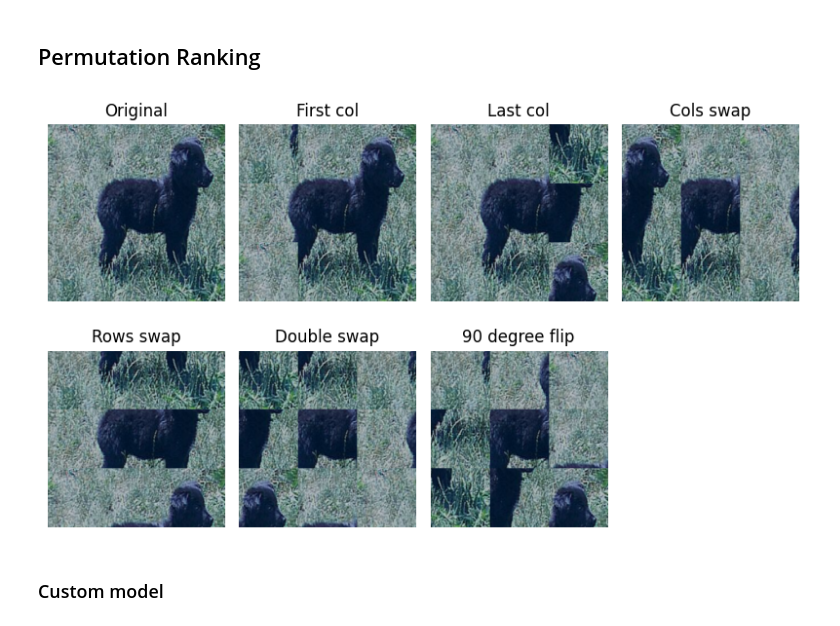
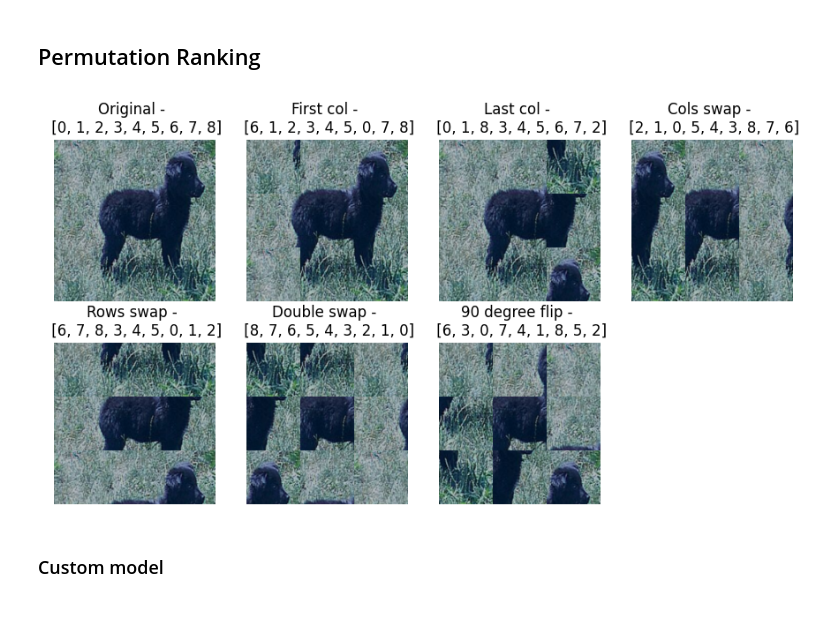
Before and after one commit to itayshap/MLDS-Final-Project, a Jupyter notebook: Final_Project_Permuted Puzzle.ipynb, the cells around one changed output. Cells and saved outputs as stored; diff of their text form; code cells hidden in the pictures.

```diff
--- a/Final_Project_Permuted Puzzle.ipynb
+++ b/Final_Project_Permuted Puzzle.ipynb
@@ -102,10 +101,10 @@ draw_bar_plot(data= pd.DataFrame(tile_num_test_result), y='Accuracy', x='Tiles',
 # %%
 tiles_num = 9
 permutation_dict = create_premutation(tiles_num)
 permuted_test_set = test.with_transform(Transform_Builder.build(224, with_premute=True, tiles_num=tiles_num, permutations_set= list(permutation_dict.values())))
-draw_images(permuted_test_set[0]['image'], permutation_dict.keys())
+draw_images(permuted_test_set[0]['image'], permutation_dict)
 # %% [output]
-[figure, old version]
+[figure, new version]
 # %% [markdown]
 ### Custom model
 # %%
```
Also changed, not shown: parts of 9 cells of this notebook.
